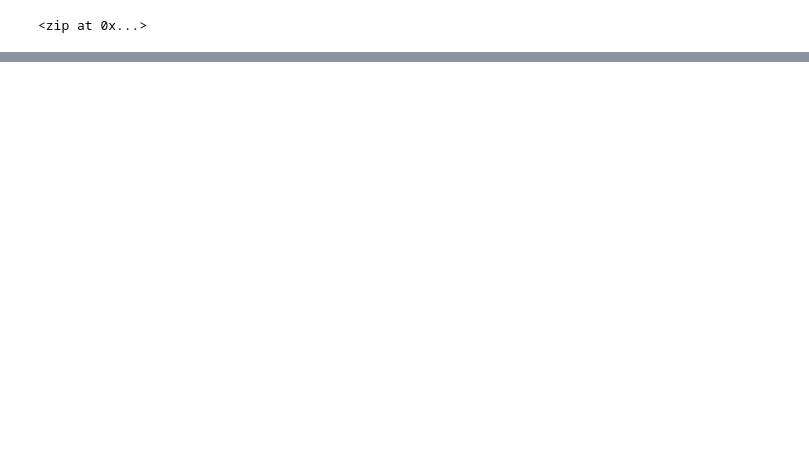
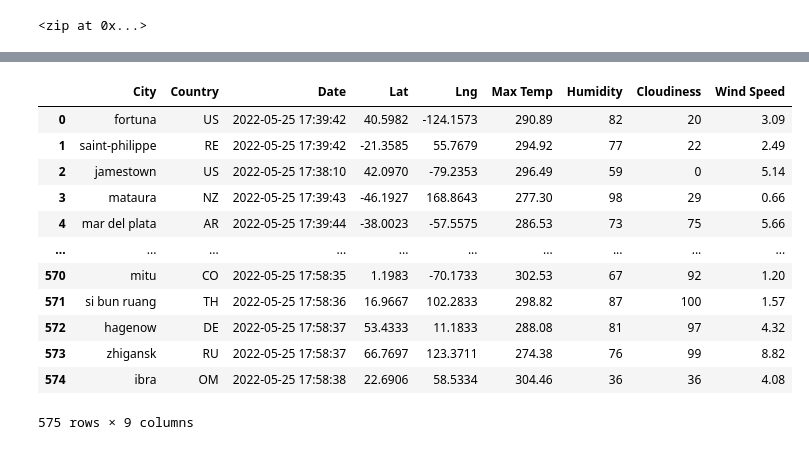
Before and after one commit to rashidabdella/World_Weather_Analysis, a Jupyter notebook: WeatherPy.ipynb, the cells around one changed output, grey strips where cells are left out. Saved outputs shown, nothing was run; the diff lists cells and outputs as text; code cells hidden in the pictures; blank space fills up the shorter version.

```diff
--- a/WeatherPy.ipynb
+++ b/WeatherPy.ipynb
@@ -45,8 +19,8 @@ from citipy import citipy
 # Create a list for holding the cities.
 cities = []
 # Identify the nearest city for each latitude and longitude combination.
-for coordinate in coordinates:
-    city = citipy.nearest_city(coordinate[0], coordinate[1]).city_name
+for lat_lng in lat_lngs:
+    city = citipy.nearest_city(lat_lng[0], lat_lng[1]).city_name
 
     # If the city is unique, then we will add it to the cities list.
     if city not in cities:
@@ -70,18 +44,6 @@ print("-----------------------------")
 record_count = 1
 set_count = 1
 
-# Loop through all the cities in our list.
-for i in range(len(cities)):
-
-    # Group cities in sets of 50 for logging purposes.
-    if (i % 50 == 0 and i >= 50):
-        set_count += 1
-        record_count = 1
-        time.sleep(60)
-
-    # Create endpoint URL with each city.
-    city_url = url + "&q=" + cities[i]
-
 # Loop through all the cities in the list.
 for i, city in enumerate(cities):
 
@@ -92,13 +54,12 @@ for i, city in enumerate(cities):
         time.sleep(60)
 
     # Create endpoint URL with each city.
-    city_url = url + "&q=" + city.replace(" ","+")
+    city_url = "https://api.openweathermap.org/data/2.5/weather?lat=35&lon=139&appid=d4099ae5821fcf62de7e08a736fbf660" + "&q=" + city.replace(" ","+")
 
     # Log the URL, record, and set numbers and the city.
     print(f"Processing Record {record_count} of Set {set_count} | {city}")
     # Add 1 to the record count.
     record_count += 1
-
 # Run an API request for each of the cities.
     try:
         # Parse the JSON and retrieve data.
@@ -114,7 +75,7 @@ for i, city in enumerate(cities):
         # Convert the date to ISO standard.
         city_date = datetime.utcfromtimestamp(city_weather["dt"]).strftime('%Y-%m-%d %H:%M:%S')
         # Append the city information into city_data list.
-        city_data.append({"City": city.title(),
+        city_data.append({"City": city,
                           "Lat": city_lat,
                           "Lng": city_lng,
                           "Max Temp": city_max_temp,
@@ -139,0 +115,4 @@ NameError: name 'url' is not defined
+# %%
+# Convert the array of dictionaries to a Pandas DataFrame.
+city_data_df = pd.DataFrame(city_data)
+city_data_df.head(10)
@@ -139,0 +131,18 @@ NameError: name 'url' is not defined
+# %%
+new_column_order = ["City", "Country", "Date", "Lat", "Lng", "Max Temp", "Humidity", "Cloudiness", "Wind Speed"]
+city_data_df = city_data_df[new_column_order]
+city_data_df
+# %% [output]
+|  | City | Country | Date | Lat | Lng | Max Temp | Humidity | Cloudiness | Wind Speed |
+| 0 | fortuna | US | 2022-05-25 17:39:42 | 40.5982 | -124.1573 | 290.89 | 82 | 20 | 3.09 |
+| 1 | saint-philippe | RE | 2022-05-25 17:39:42 | -21.3585 | 55.7679 | 294.92 | 77 | 22 | 2.49 |
+| 2 | jamestown | US | 2022-05-25 17:38:10 | 42.0970 | -79.2353 | 296.49 | 59 | 0 | 5.14 |
+| 3 | mataura | NZ | 2022-05-25 17:39:43 | -46.1927 | 168.8643 | 277.30 | 98 | 29 | 0.66 |
+| 4 | mar del plata | AR | 2022-05-25 17:39:44 | -38.0023 | -57.5575 | 286.53 | 73 | 75 | 5.66 |
+| ... | ... | ... | ... | ... | ... | ... | ... | ... | ... |
+| 570 | mitu | CO | 2022-05-25 17:58:35 | 1.1983 | -70.1733 | 302.53 | 67 | 92 | 1.20 |
+| 571 | si bun ruang | TH | 2022-05-25 17:58:36 | 16.9667 | 102.2833 | 298.82 | 87 | 100 | 1.57 |
+| 572 | hagenow | DE | 2022-05-25 17:58:37 | 53.4333 | 11.1833 | 288.08 | 81 | 97 | 4.32 |
+| 573 | zhigansk | RU | 2022-05-25 17:58:37 | 66.7697 | 123.3711 | 274.38 | 76 | 99 | 8.82 |
+| 574 | ibra | OM | 2022-05-25 17:58:38 | 22.6906 | 58.5334 | 304.46 | 36 | 36 | 4.08 |
+575 rows × 9 columns
```
Also changed, not shown: parts of 7 cells of this notebook, 3 other files.
